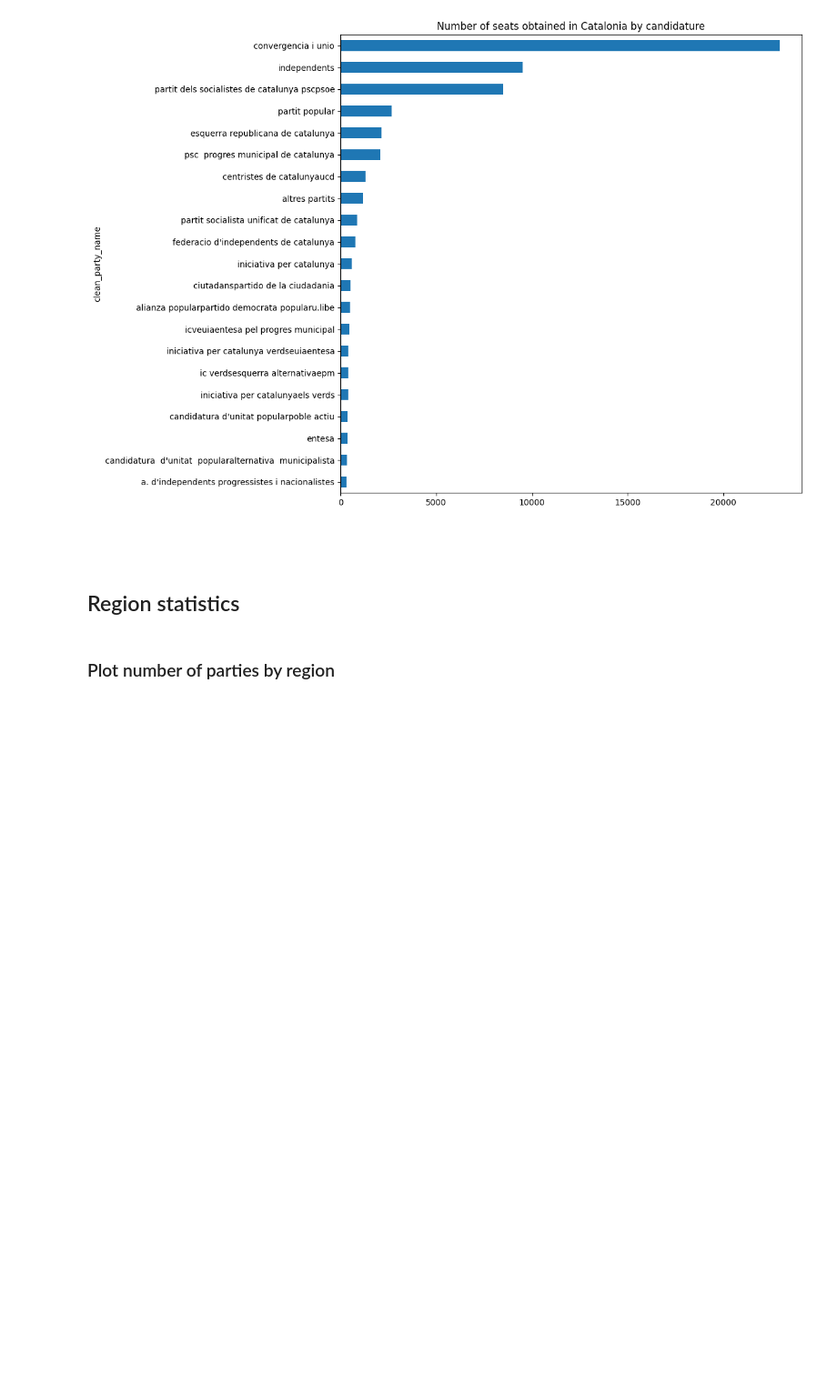
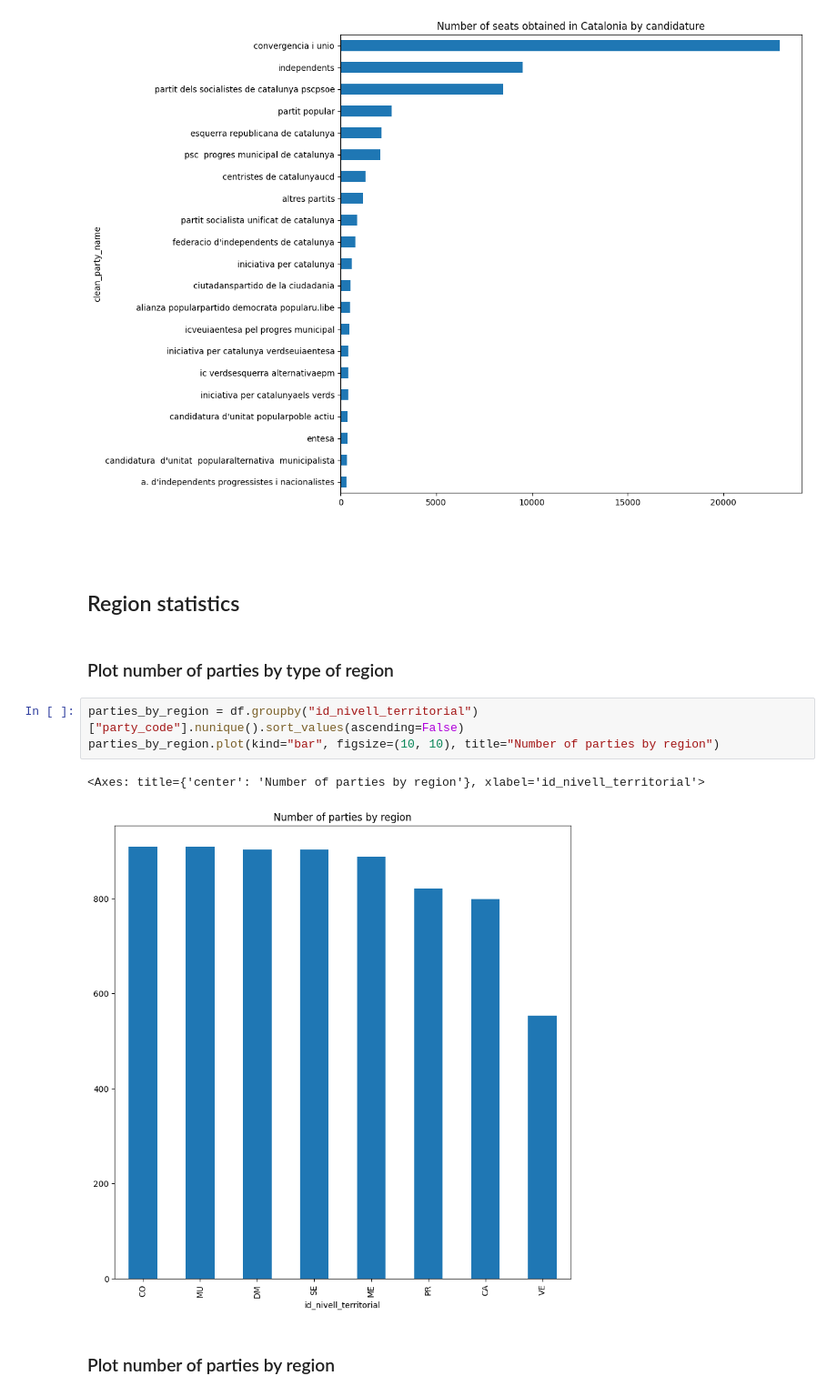
Before and after one commit to guillempla/catalan-elections-forecasting, a Jupyter notebook: src/study_data/study-clean-data.ipynb, the cells around one changed output. Shown at 91% size. Saved outputs shown, nothing was run; the diff lists cells and outputs as text; blank space fills up the shorter version.

Commit message:
Add analisis of number of parties

```diff
--- a/src/study_data/study-clean-data.ipynb
+++ b/src/study_data/study-clean-data.ipynb
@@ -580,5 +580,13 @@ Name: escons, dtype: float64
 ##
 # %% [markdown]
 ## Region statistics
+# %% [markdown]
+### Plot number of parties by type of region
+# %%
+parties_by_region = df.groupby("id_nivell_territorial")["party_code"].nunique().sort_values(ascending=False)
+parties_by_region.plot(kind="bar", figsize=(10, 10), title="Number of parties by region")
+# %% [output]
+<Axes: title={'center': 'Number of parties by region'}, xlabel='id_nivell_territorial'>
+[figure, added]
 # %% [markdown]
 ### Plot number of parties by region
```
Also changed, not shown: parts of 8 cells of this notebook.
